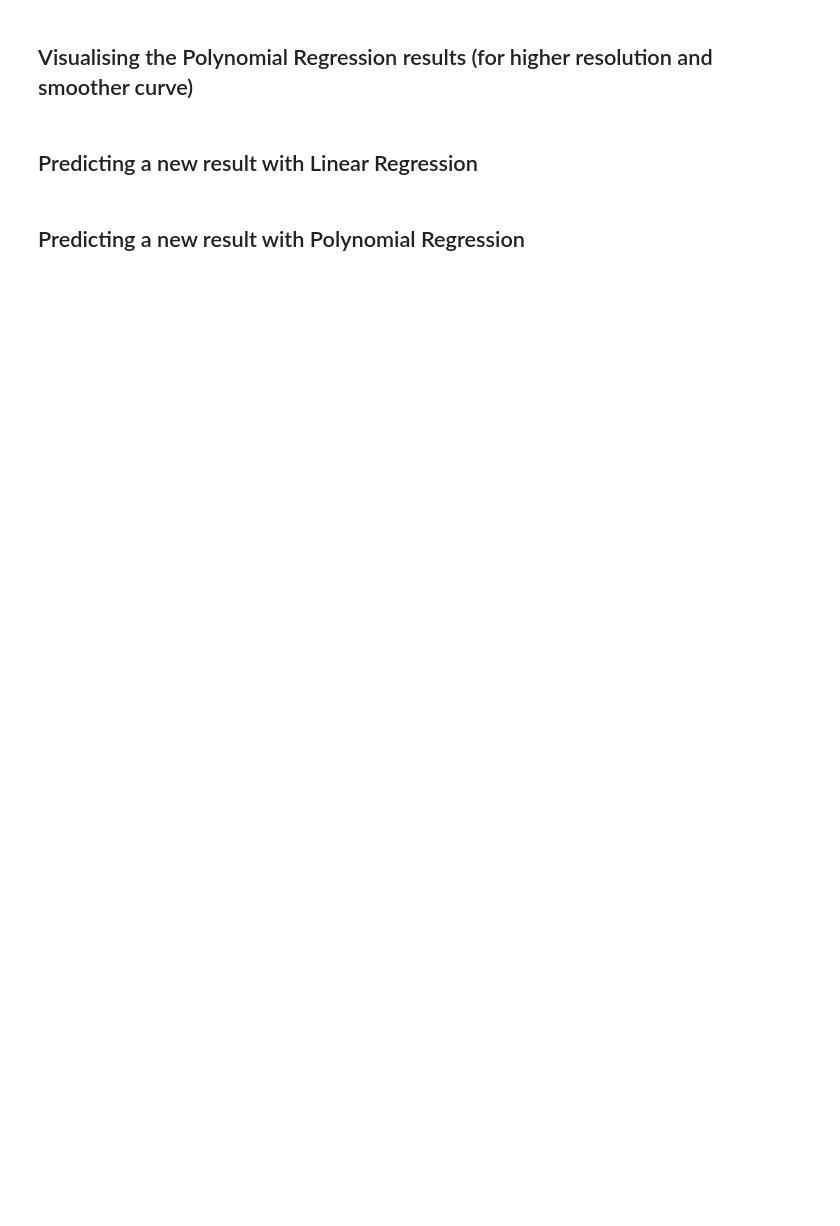
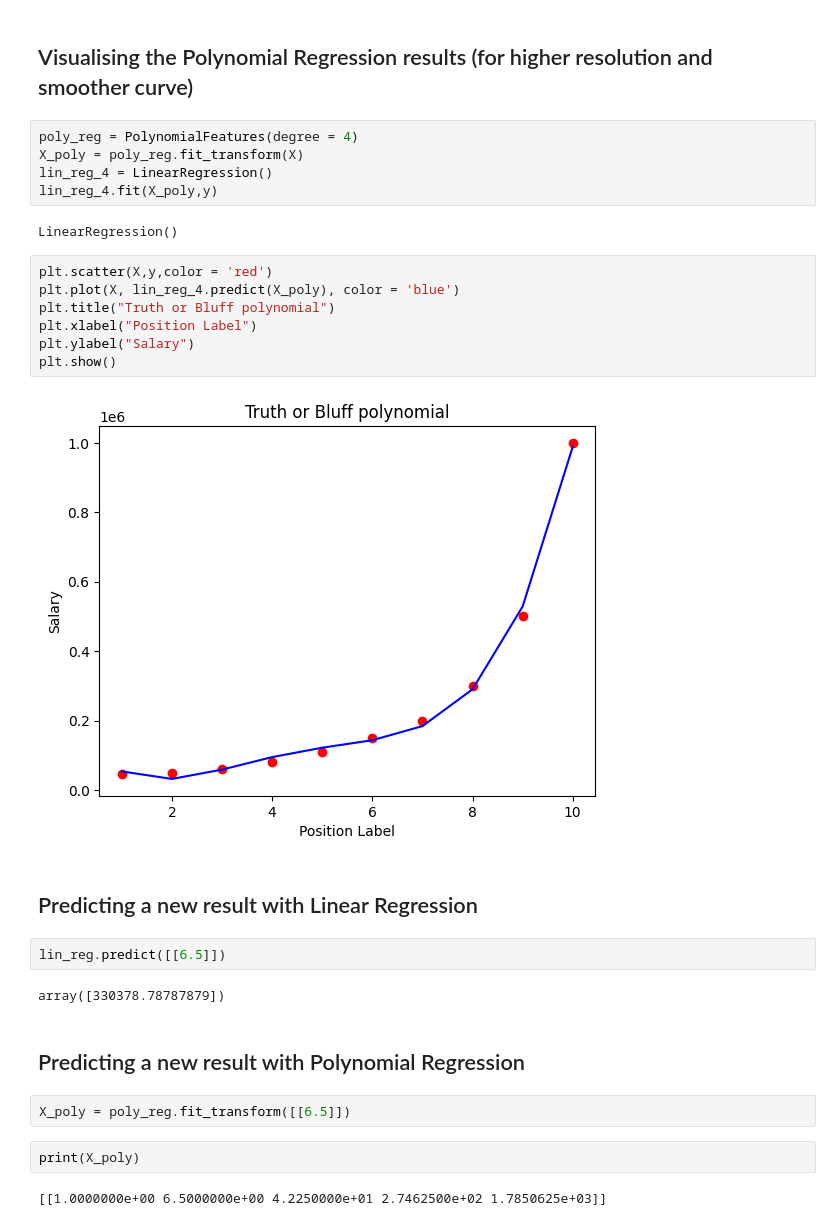
Before and after one commit to nischalkharel/ML_Udemy, a Jupyter notebook: polynomial_regression.ipynb, the cells around one changed output. Cells and saved outputs as stored; diff of their text form; blank space fills up the shorter version.

```diff
--- a/polynomial_regression.ipynb
+++ b/polynomial_regression.ipynb
@@ -17,6 +75,32 @@
 # %% [markdown]
 ## Visualising the Polynomial Regression results (for higher resolution and smoother curve)
+# %%
+poly_reg = PolynomialFeatures(degree = 4)
+X_poly = poly_reg.fit_transform(X)
+lin_reg_4 = LinearRegression()
+lin_reg_4.fit(X_poly,y)
+# %% [output]
+LinearRegression()
+# %%
+plt.scatter(X,y,color = 'red')
+plt.plot(X, lin_reg_4.predict(X_poly), color = 'blue')
+plt.title("Truth or Bluff polynomial")
+plt.xlabel("Position Label")
+plt.ylabel("Salary")
+plt.show()
+# %% [output]
+[figure, added]
 # %% [markdown]
 ## Predicting a new result with Linear Regression
+# %%
+lin_reg.predict([[6.5]])
+# %% [output]
+array([330378.78787879])
 # %% [markdown]
 ## Predicting a new result with Polynomial Regression
+# %%
+X_poly = poly_reg.fit_transform([[6.5]])
+# %%
+print(X_poly)
+# %% [output]
+[[1.0000000e+00 6.5000000e+00 4.2250000e+01 2.7462500e+02 1.7850625e+03]]
```
Also changed, not shown: parts of 9 cells of this notebook.
